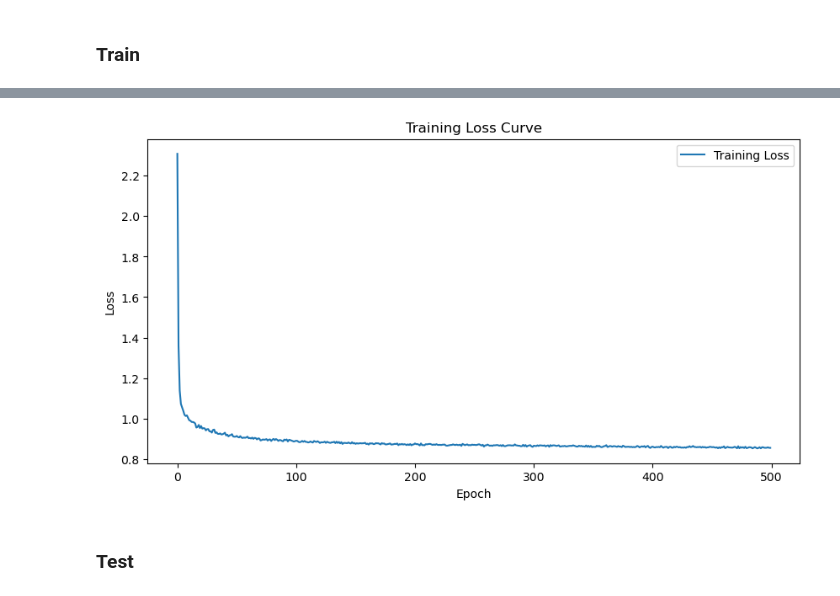
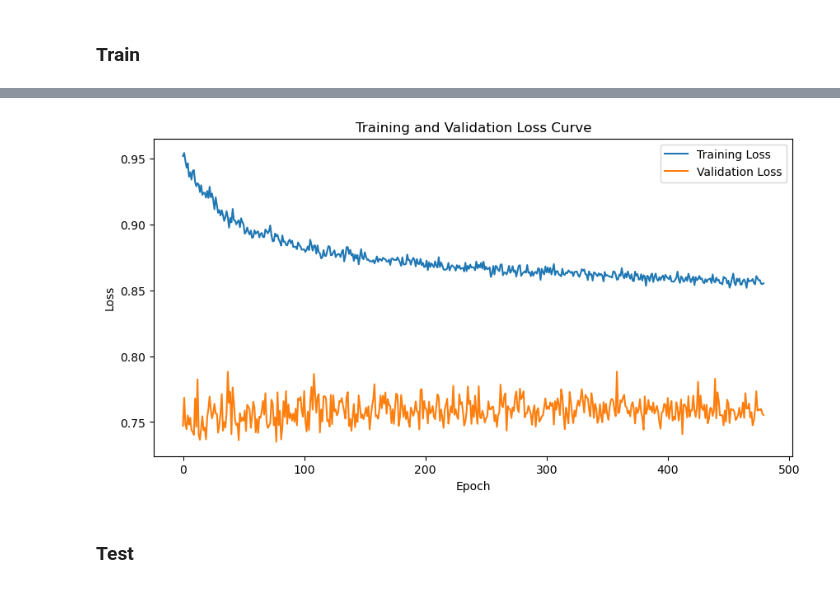
Before and after one commit to hestop/HAIL_Capstone_SOLAR, a Jupyter notebook: Solar_MLP_Reg.ipynb, the cells around one changed output, grey strips where cells are left out. Drawn from its saved outputs; the diff is of its cells as text; code cells hidden in the pictures.

Commit message:
show validation loss curve

```diff
--- a/Solar_MLP_Reg.ipynb
+++ b/Solar_MLP_Reg.ipynb
@@ -162,15 +186,18 @@ criterion = WeightedMSELoss()
 # %% [markdown]
 ### Train
 # %%
-def train(dataloader, model, optimizer, criterion, num_epochs=500):
-    total_batch = len(dataloader)
+def train_and_validate(train_dataloader, validation_dataloader, model, optimizer, criterion, num_epochs=500):
+    total_train_batch = len(train_dataloader)
+    total_validation_batch = len(validation_dataloader)
     model.train()
-    train_loss_list = []  # 손실을 저장할 리스트
+    train_loss_list = []  # 학습 손실을 저장할 리스트
+    validation_loss_list = []  # 검증 손실을 저장할 리스트
 
     for epoch in range(num_epochs):
-        avg_cost = 0
+        model.train()  # 모델을 학습 모드로 설정
+        avg_train_cost = 0
 
-        for X, Y in dataloader:
+        for X, Y in train_dataloader:
             optimizer.zero_grad()
             X, Y = X.to(device), Y.to(device)
 
@@ -180,12 +207,26 @@ def train(dataloader, model, optimizer, criterion, num_epochs=500):
             loss.backward()
             optimizer.step()
 
-            avg_cost += loss / total_batch
+            avg_train_cost += loss / total_train_batch
 
-        train_loss_list.append(avg_cost.item())  # 현재 손실을 리스트에 저장
-        print(f'Epoch: {epoch + 1}, cost = {avg_cost:.9f}')
+        train_loss_list.append(avg_train_cost.item())  # 현재 학습 손실을 리스트에 저장
 
-    return train_loss_list  # 손실 리스트 반환
+        # 검증 손실 계산
+        model.eval()  # 모델을 평가 모드로 설정
+        avg_validation_cost = 0
+
+        with torch.no_grad():
+            for X_val, Y_val in validation_dataloader:
+                X_val, Y_val = X_val.to(device), Y_val.to(device)
+                val_prediction = model(X_val).squeeze()
+                val_loss = criterion(val_prediction, Y_val)
+                avg_validation_cost += val_loss / total_validation_batch
+
+        validation_loss_list.append(avg_validation_cost.item())  # 현재 검증 손실을 리스트에 저장
+
+        print(f'Epoch: {epoch + 1}, Training Loss = {avg_train_cost:.9f}, Validation Loss = {avg_validation_cost:.9f}')
+
+    return train_loss_list, validation_loss_list  # 학습 및 검증 손실 리스트 반환
 # %%
-train_loss_list = train(dataloader, model, optimizer, criterion)
+train_loss_list, validation_loss_list = train_and_validate(dataloader, validation_dataloader, model, optimizer, criterion)
 # %% [output]
@@ -209,14 +250,15 @@ Epoch: 500, cost = 0.855375230
 # %%
-# 학습 곡선 시각화
+# 학습 및 검증 손실 시각화
 plt.figure(figsize=(10, 5))
-plt.plot(train_loss_list, label='Training Loss')
+plt.plot(train_loss_list[20:], label='Training Loss')
+plt.plot(validation_loss_list[20:], label='Validation Loss')
 plt.xlabel('Epoch')
 plt.ylabel('Loss')
-plt.title('Training Loss Curve')
+plt.title('Training and Validation Loss Curve')
 plt.legend()
 plt.show()
 # %% [output]
-[figure, old version]
+[figure, new version]
 # %% [markdown]
 ### Test
 # %%
```
Also changed, not shown: parts of 6 cells of this notebook, 2 other files.
